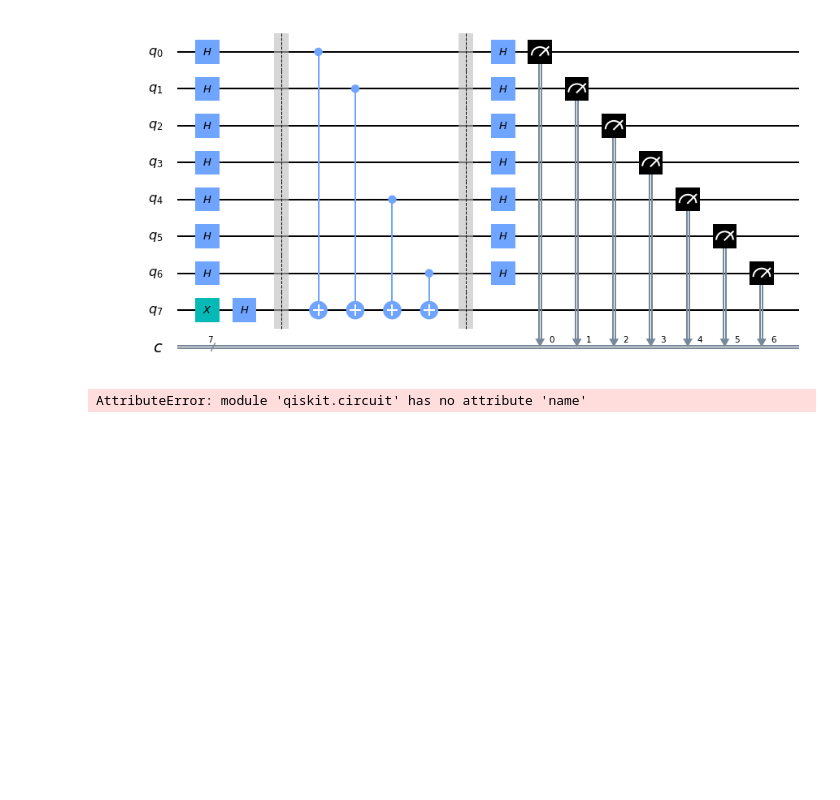
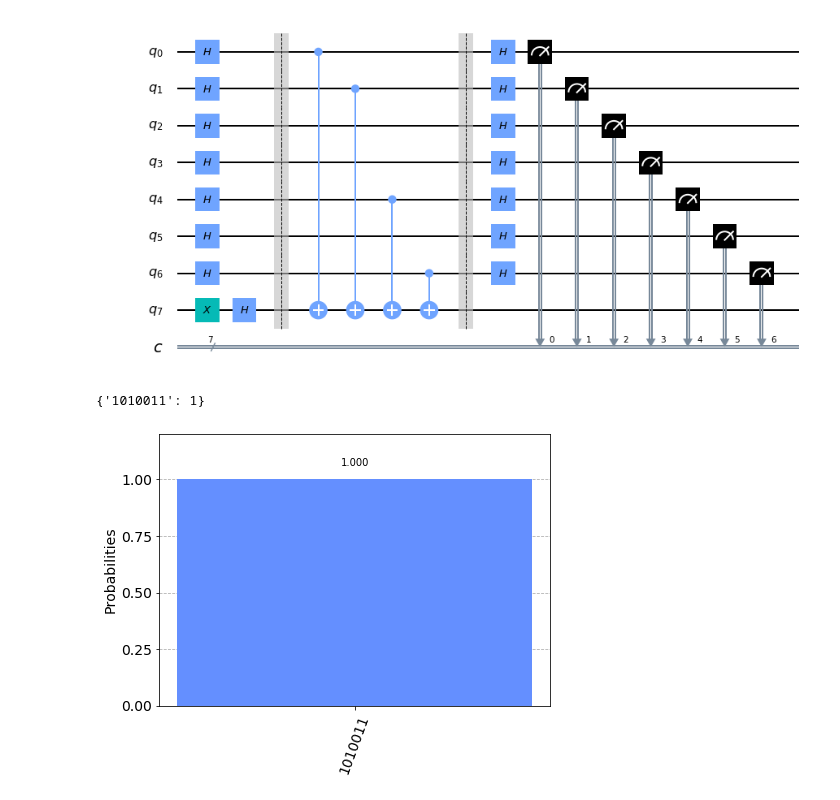
Before and after one commit to SaashaJoshi/quantum-computing, a Jupyter notebook: qiskit-ibm/algorithms/bernstein-vazirani-algo.ipynb, the cells around one changed output. Drawn from its saved outputs; the diff is of its cells as text; code cells hidden in the pictures; blank space fills up the shorter version.

```diff
--- a/qiskit-ibm/algorithms/bernstein-vazirani-algo.ipynb
+++ b/qiskit-ibm/algorithms/bernstein-vazirani-algo.ipynb
@@ -28,7 +28,7 @@ def main(n, number):
     qc.measure(range(n), range(n))
 
     display(qc.draw('mpl'))
-    return circuit
+    return qc
 # %%
 if __name__ == '__main__':
     secret_number = input('Enter secret number: ')
@@ -39,9 +39,11 @@ Enter secret number: 1010011
 [figure]
 # %%
 backend = Aer.get_backend('qasm_simulator')
-results = execute(circuit, backend, shots = 1).result()
+execution = execute(experiments = circuit, backend = backend, shots = 1)    # Shots = 1
+results = execution.result()
 counts = results.get_counts()
 print(counts)
 plot_histogram(counts)
 # %% [output]
-AttributeError: module 'qiskit.circuit' has no attribute 'name'
+{'1010011': 1}
+[figure, added]
```
